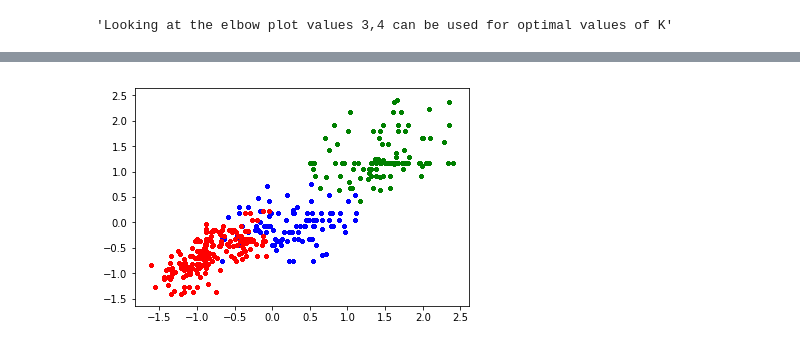
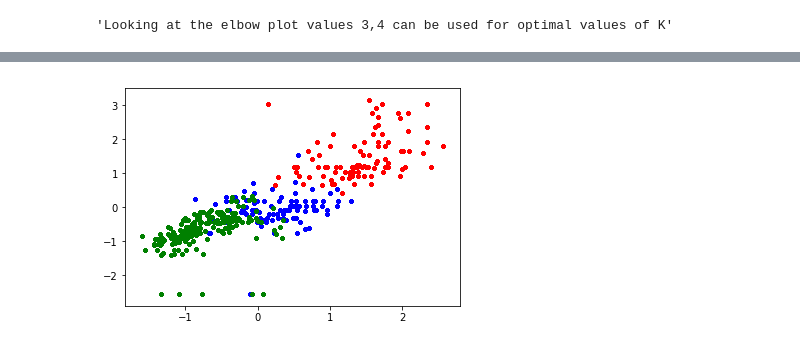
Before and after one commit to GreatLearningAIML1/pune-july19-batch-sushilthora, a Jupyter notebook: Unsupervised Learning_R4_Cars_datasets_Clustering.ipynb, the cells around one changed output, grey strips where cells are left out. Drawn from its saved outputs; the diff is of its cells as text; code cells hidden in the pictures.

```diff
--- a/Unsupervised Learning_R4_Cars_datasets_Clustering.ipynb
+++ b/Unsupervised Learning_R4_Cars_datasets_Clustering.ipynb
@@ -69,5 +74,4 @@ cars_df.corr()
 | yr | -0.348746 | -0.370164 | -0.411587 | -0.306564 | 0.288137 | 1.000000 | 0.579267 |
 | mpg | -0.775396 | -0.804203 | -0.754276 | -0.831741 | 0.420289 | 0.579267 | 1.000000 |
 # %%
-#cars_df['car name'] = pd.Categorical(cars_df['car name']).codes
-#Car name is not contributing anything
+cars_df['car name'] = pd.Categorical(cars_df['car name']).codes
@@ -242,10 +236,10 @@ See the caveats in the documentation: http://pandas.pydata.org/pandas-docs/stabl
 # %%
 colors = ['r', 'g', 'b', 'y', 'c', 'm']
 fig, ax = plt.subplots()
 c = np.array([3,3])
 
 for i in labels:
-        points = np.array(concat_data.loc[X_df['group'] == i])
+        points = np.array(X_df.loc[X_df['group'] == i])
         ax.scatter(points[:, 4], points[:, 3], s=10, c=colors[i])
 # %% [output]
-[figure, old version]
+[figure, new version]
```
Also changed, not shown: parts of 17 cells of this notebook.
